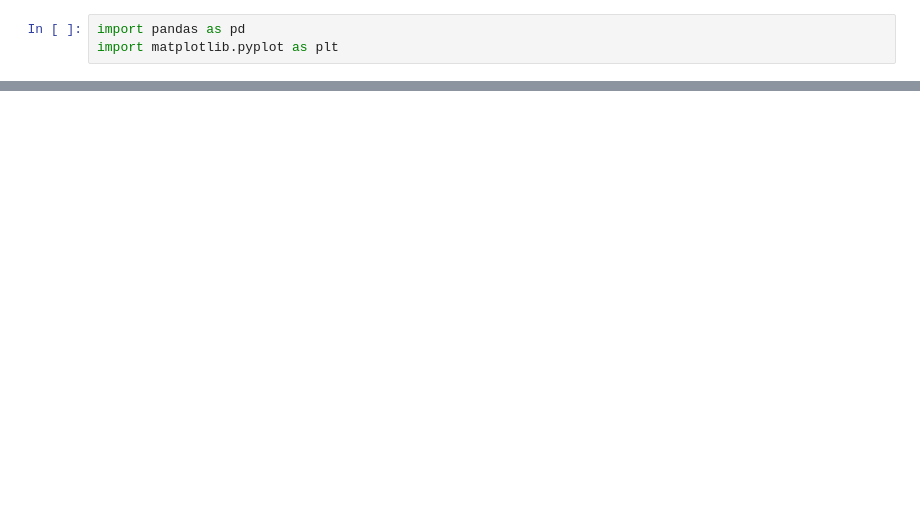
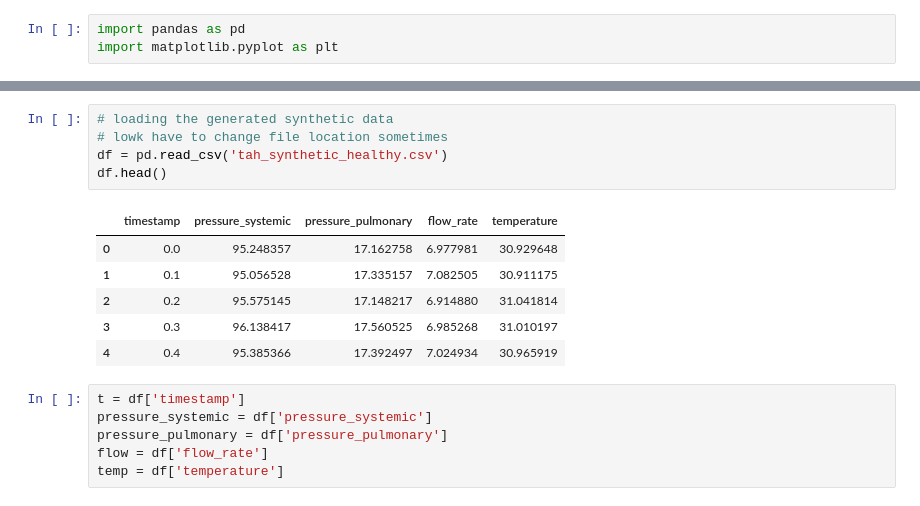
Before and after one commit to MBH-UNSW/Mbh-ml, a Jupyter notebook: SDG/SDG_visualiser.ipynb, the cells around one changed output, grey strips where cells are left out. Saved outputs shown, nothing was run; the diff lists cells and outputs as text; blank space fills up the shorter version.

```diff
--- a/SDG/SDG_visualiser.ipynb
+++ b/SDG/SDG_visualiser.ipynb
@@ -24,0 +4,18 @@ for i, col in enumerate(cols):
+# %%
+# loading the generated synthetic data
+# lowk have to change file location sometimes
+df = pd.read_csv('tah_synthetic_healthy.csv')
+df.head()
+# %% [output]
+|  | timestamp | pressure_systemic | pressure_pulmonary | flow_rate | temperature |
+| 0 | 0.0 | 95.248357 | 17.162758 | 6.977981 | 30.929648 |
+| 1 | 0.1 | 95.056528 | 17.335157 | 7.082505 | 30.911175 |
+| 2 | 0.2 | 95.575145 | 17.148217 | 6.914880 | 31.041814 |
+| 3 | 0.3 | 96.138417 | 17.560525 | 6.985268 | 31.010197 |
+| 4 | 0.4 | 95.385366 | 17.392497 | 7.024934 | 30.965919 |
+# %%
+t = df['timestamp']
+pressure_systemic = df['pressure_systemic']
+pressure_pulmonary = df['pressure_pulmonary']
+flow = df['flow_rate']
+temp = df['temperature']
```
Also changed, not shown: parts of 5 cells of this notebook, 7 other files.
